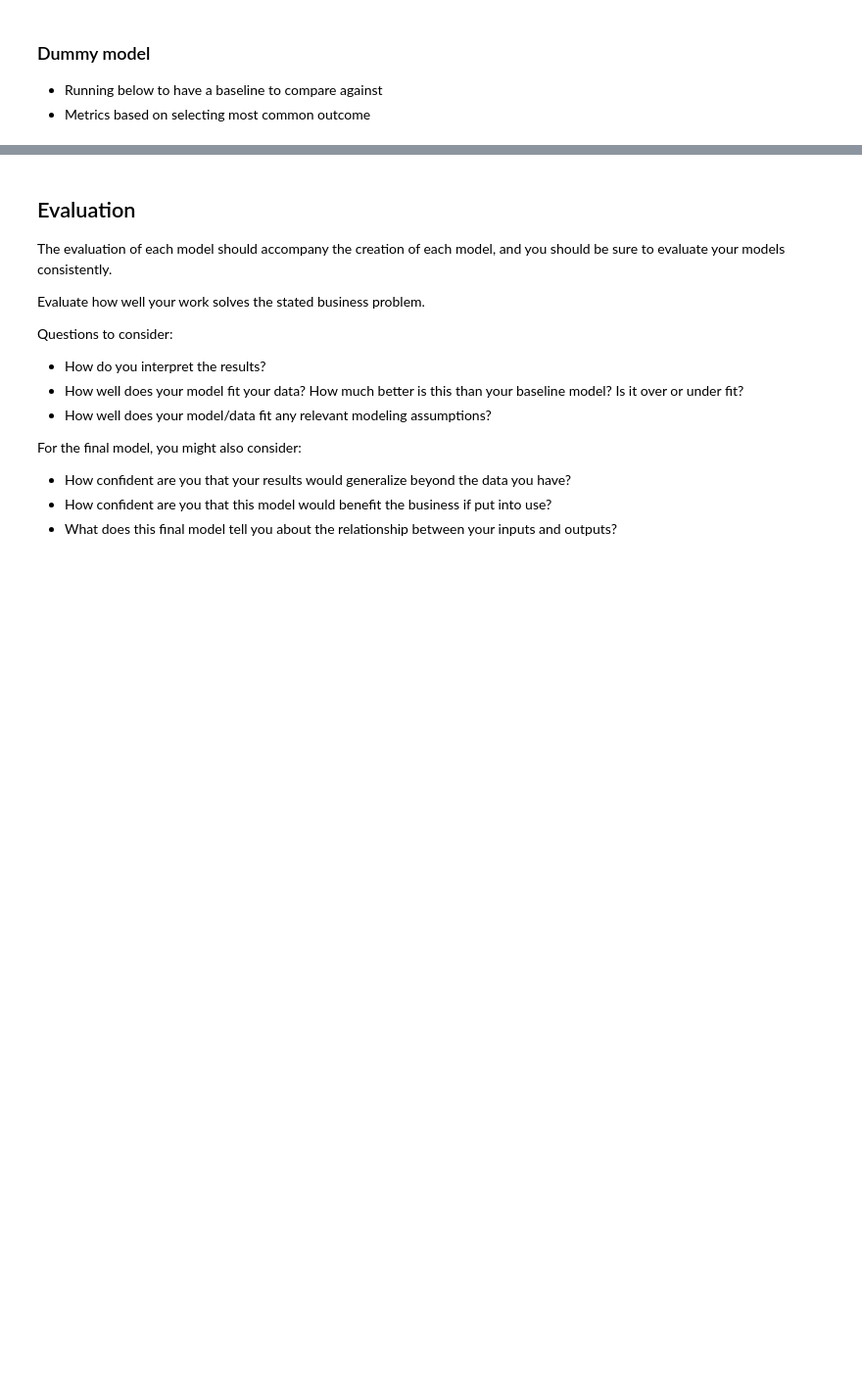
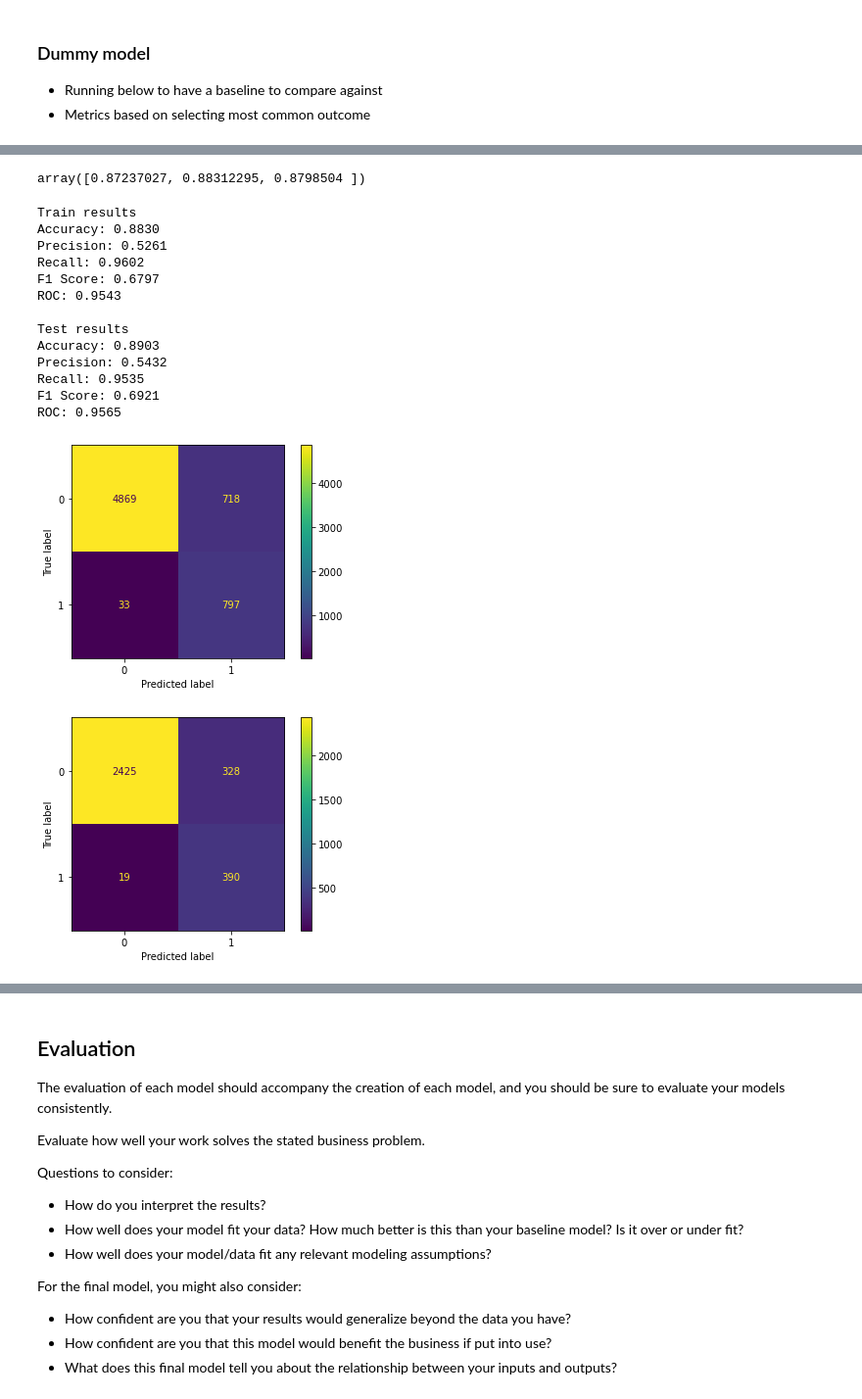
Before and after one commit to CGPinDC/Bird-Classification-Project, a Jupyter notebook: notebooks/jeff/Marvel_notebook.ipynb, the cells around one changed output, grey strips where cells are left out. Shown at 98% size. Cells and saved outputs as stored; diff of their text form; code cells hidden in the pictures; blank space fills up the shorter version.

```diff
--- a/notebooks/jeff/Marvel_notebook.ipynb
+++ b/notebooks/jeff/Marvel_notebook.ipynb
@@ -285,0 +454,19 @@ Questions to consider:
+# %%
+# Create Pipelines for preprocessing
+
+log_transformer = Pipeline(steps=[
+        ('log_transformer', FunctionTransformer(np.log))])
+
+log_1ptransformer = Pipeline(steps=[
+        ('log_1ptransformer', FunctionTransformer(np.log1p))
+])
+
+min_max = Pipeline(steps=[
+        ('min_max_scalar', MinMaxScaler())])
+# %%
+# Create preprocessor using column transformer
+
+preprocessor = ColumnTransformer(transformers=[
+                                ('log', log_transformer, log_t_cols),
+                                ('log1p', log_1ptransformer, log_1p_cols),
+                                ('min_max', min_max, min_max_cols)])
@@ -309,7 +502,7 @@ F1 Score: 0.0000
 # %%
 # First logistic regression
 
-simple_log = LogisticRegression(max_iter=4000, random_state=42)
+simple_log = LogisticRegression(max_iter=10000, random_state=42)
 
 simple_log.fit(X_train, y_train)
 # %% [output]
@@ -339,0 +553,38 @@ F1 Score: 0.5855
+# %%
+log_reg = Pipeline(steps=[
+                  ('preprocessor', preprocessor),
+                  ('log_clf', LogisticRegression(random_state=42, class_weight='balanced', max_iter=5000))
+])
+
+log_reg.fit(X_train, y_train)
+
+output2 = cross_validate(log_reg, X_train, y_train, cv=3, scoring=['accuracy', 'roc_auc'])
+
+output2['test_accuracy']
+# %% [output]
+array([0.87237027, 0.88312295, 0.8798504 ])
+# %%
+for i, item in enumerate([(X_train, y_train), (X_test, y_test)]):
+    if i == 0:
+        print("Train results")
+    else:
+        print("Test results")
+
+    acc, prec, rec, f1 = evaluate_model(log_reg, item[0], item[1], plot_cf=True)
+    print('')
+# %% [output]
+Train results
+Accuracy: 0.8830
+Precision: 0.5261
+Recall: 0.9602
+F1 Score: 0.6797
+ROC: 0.9543
+
+Test results
+Accuracy: 0.8903
+Precision: 0.5432
+Recall: 0.9535
+F1 Score: 0.6921
+ROC: 0.9565
+[figure, added]
+[figure, added]
```
Also changed, not shown: parts of 132 cells of this notebook, 1 other file.
